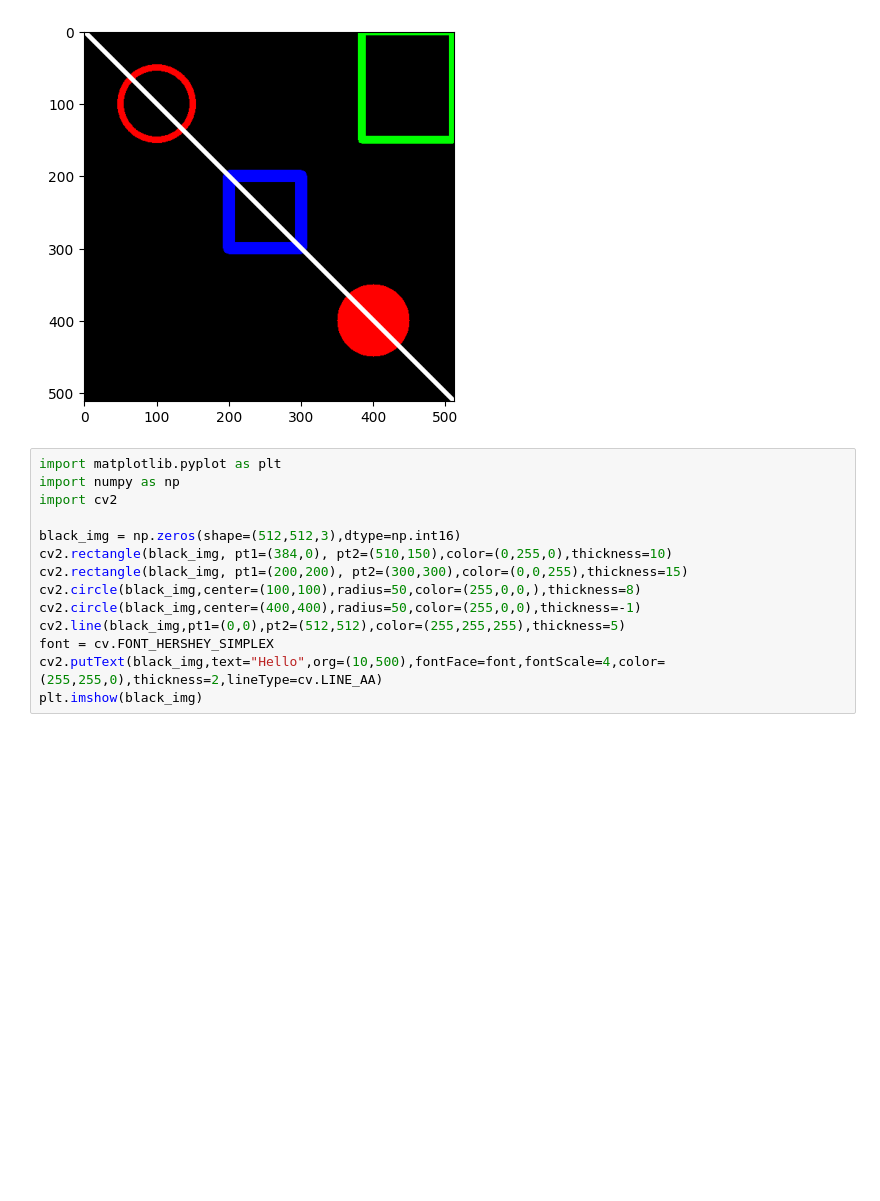
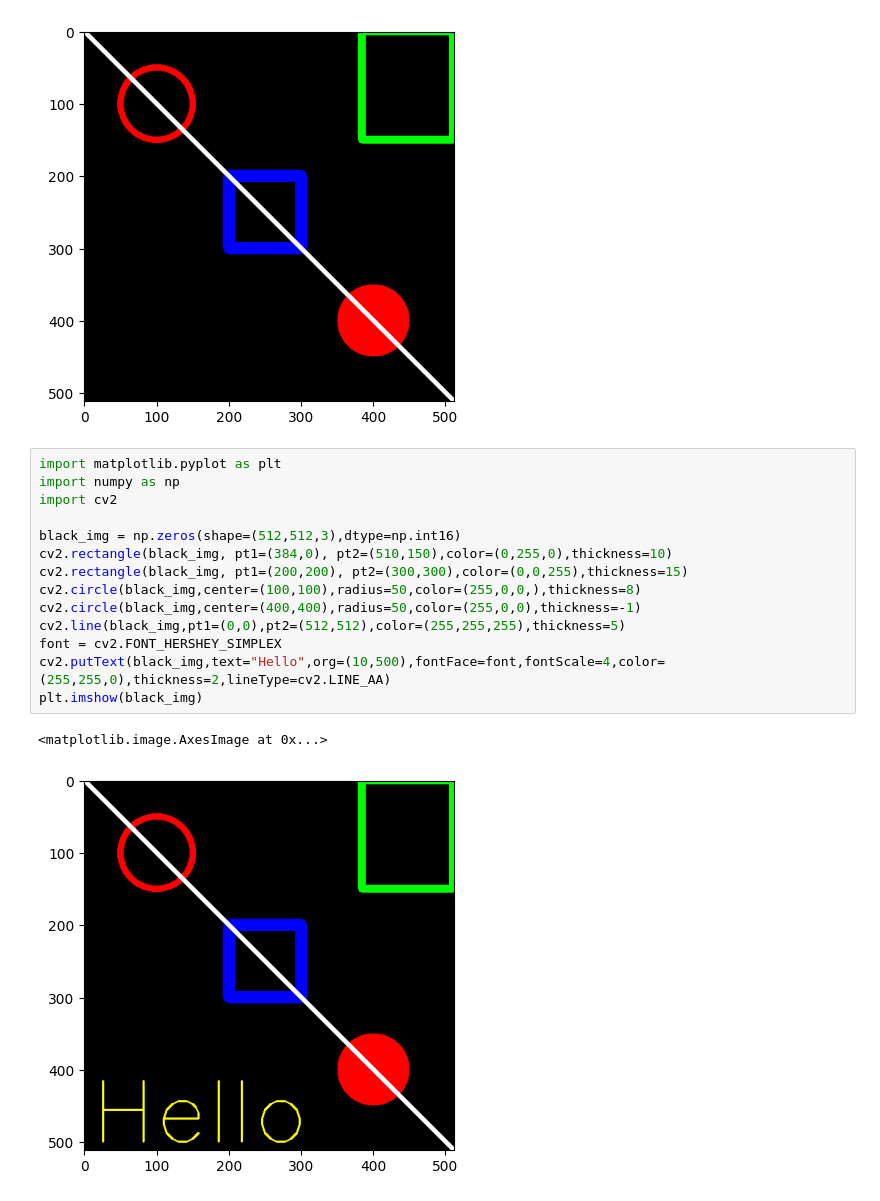
Before and after one commit to BrianLearning-source/PCVK_Genap_2026, a Jupyter notebook: Pertemuan_2b.ipynb, the cells around one changed output. Saved outputs shown, nothing was run; the diff lists cells and outputs as text; blank space fills up the shorter version.

```diff
--- a/Pertemuan_2b.ipynb
+++ b/Pertemuan_2b.ipynb
@@ -155,14 +155,17 @@ plt.imshow(black_img)
 # %%
 import matplotlib.pyplot as plt
 import numpy as np
 import cv2
 
 black_img = np.zeros(shape=(512,512,3),dtype=np.int16)
 cv2.rectangle(black_img, pt1=(384,0), pt2=(510,150),color=(0,255,0),thickness=10)
 cv2.rectangle(black_img, pt1=(200,200), pt2=(300,300),color=(0,0,255),thickness=15)
 cv2.circle(black_img,center=(100,100),radius=50,color=(255,0,0,),thickness=8)
 cv2.circle(black_img,center=(400,400),radius=50,color=(255,0,0),thickness=-1)
 cv2.line(black_img,pt1=(0,0),pt2=(512,512),color=(255,255,255),thickness=5)
-font = cv.FONT_HERSHEY_SIMPLEX
-cv2.putText(black_img,text="Hello",org=(10,500),fontFace=font,fontScale=4,color=(255,255,0),thickness=2,lineType=cv.LINE_AA)
+font = cv2.FONT_HERSHEY_SIMPLEX
+cv2.putText(black_img,text="Hello",org=(10,500),fontFace=font,fontScale=4,color=(255,255,0),thickness=2,lineType=cv2.LINE_AA)
 plt.imshow(black_img)
+# %% [output]
+<matplotlib.image.AxesImage at 0x...>
+[figure, added]
```
Also changed, not shown: parts of 3 cells of this notebook.
